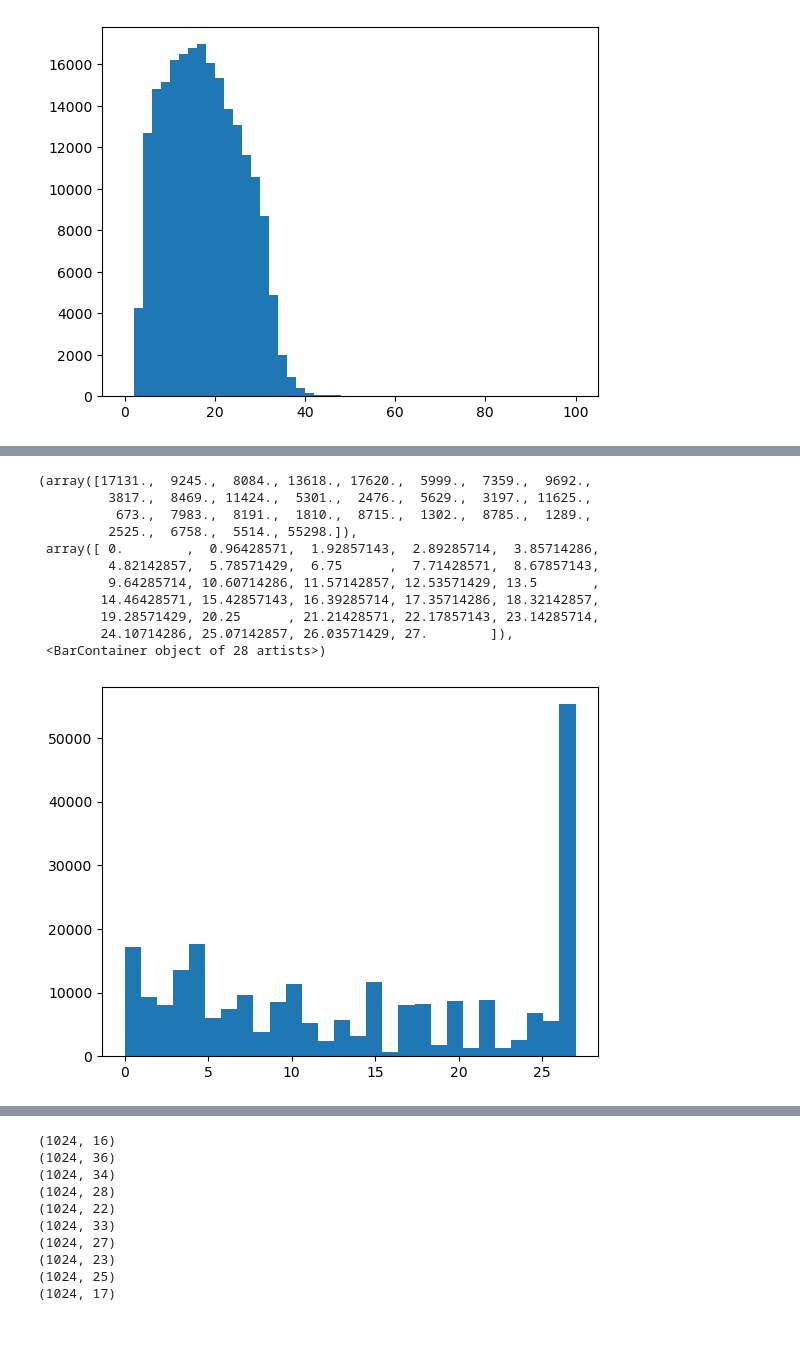
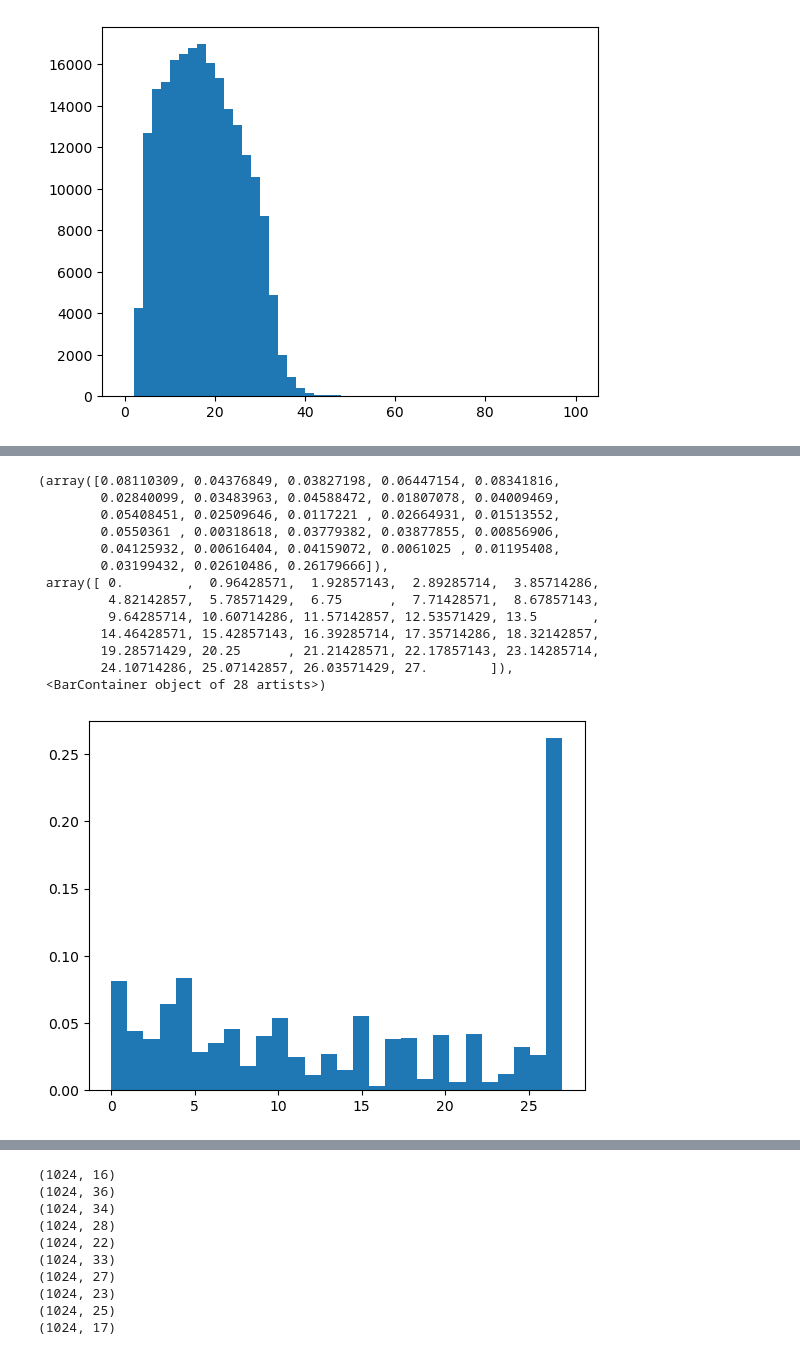
Before and after one commit to Dezzelshipc/CompMath2, a Jupyter notebook: nlp/01A Sequence classification RNN/seq_calss.ipynb, the cells around one changed output, grey strips where cells are left out. Drawn from its saved outputs; the diff is of its cells as text; code cells hidden in the pictures.

```diff
--- a/nlp/01A Sequence classification RNN/seq_calss.ipynb
+++ b/nlp/01A Sequence classification RNN/seq_calss.ipynb
@@ -135,20 +137,22 @@ surprise           5514
 neutral           55298
 dtype: int64
 # %%
-plt.hist(range(total_labels_count.shape[-1]), bins=28, weights=total_labels_count)
+plt.hist(range(total_labels_count.shape[-1]), bins=28, weights=total_labels_count / len(X_main))
 # %% [output]
-(array([17131.,  9245.,  8084., 13618., 17620.,  5999.,  7359.,  9692.,
-         3817.,  8469., 11424.,  5301.,  2476.,  5629.,  3197., 11625.,
-          673.,  7983.,  8191.,  1810.,  8715.,  1302.,  8785.,  1289.,
-         2525.,  6758.,  5514., 55298.]),
+(array([0.08110309, 0.04376849, 0.03827198, 0.06447154, 0.08341816,
+        0.02840099, 0.03483963, 0.04588472, 0.01807078, 0.04009469,
+        0.05408451, 0.02509646, 0.0117221 , 0.02664931, 0.01513552,
+        0.0550361 , 0.00318618, 0.03779382, 0.03877855, 0.00856906,
+        0.04125932, 0.00616404, 0.04159072, 0.0061025 , 0.01195408,
+        0.03199432, 0.02610486, 0.26179666]),
  array([ 0.        ,  0.96428571,  1.92857143,  2.89285714,  3.85714286,
          4.82142857,  5.78571429,  6.75      ,  7.71428571,  8.67857143,
          9.64285714, 10.60714286, 11.57142857, 12.53571429, 13.5       ,
         14.46428571, 15.42857143, 16.39285714, 17.35714286, 18.32142857,
         19.28571429, 20.25      , 21.21428571, 22.17857143, 23.14285714,
         24.10714286, 25.07142857, 26.03571429, 27.        ]),
  <BarContainer object of 28 artists>)
-[figure, old version]
+[figure, new version]
 # %%
 label_weights = total_labels_count.max() / total_labels_count
 label_weights
```
Also changed, not shown: parts of 9 cells of this notebook, 1 other file.
